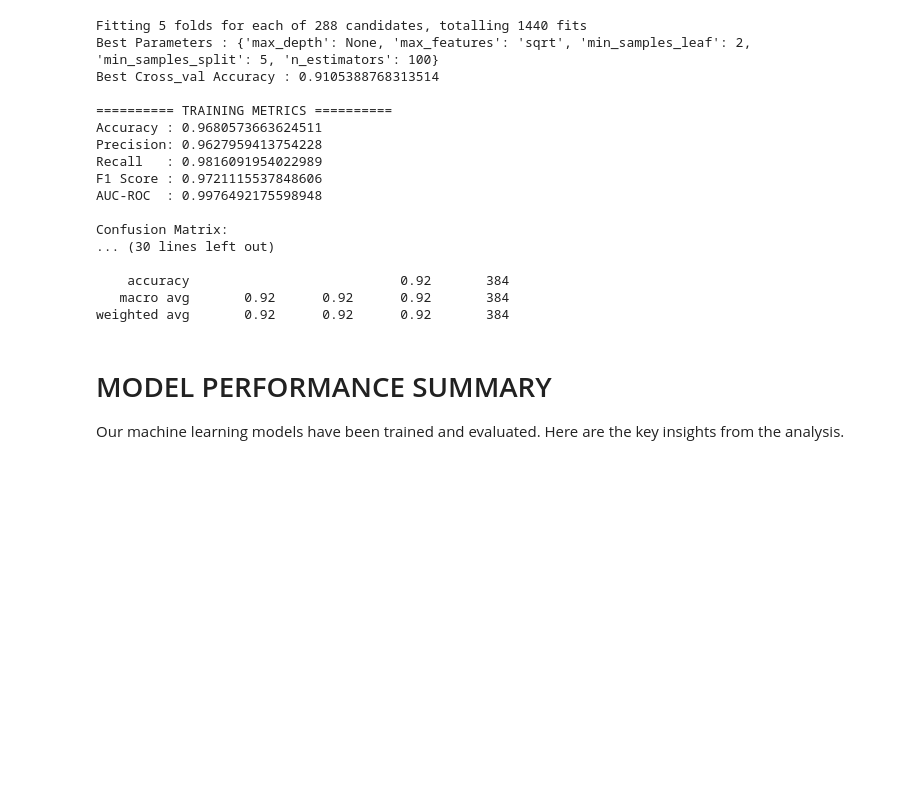
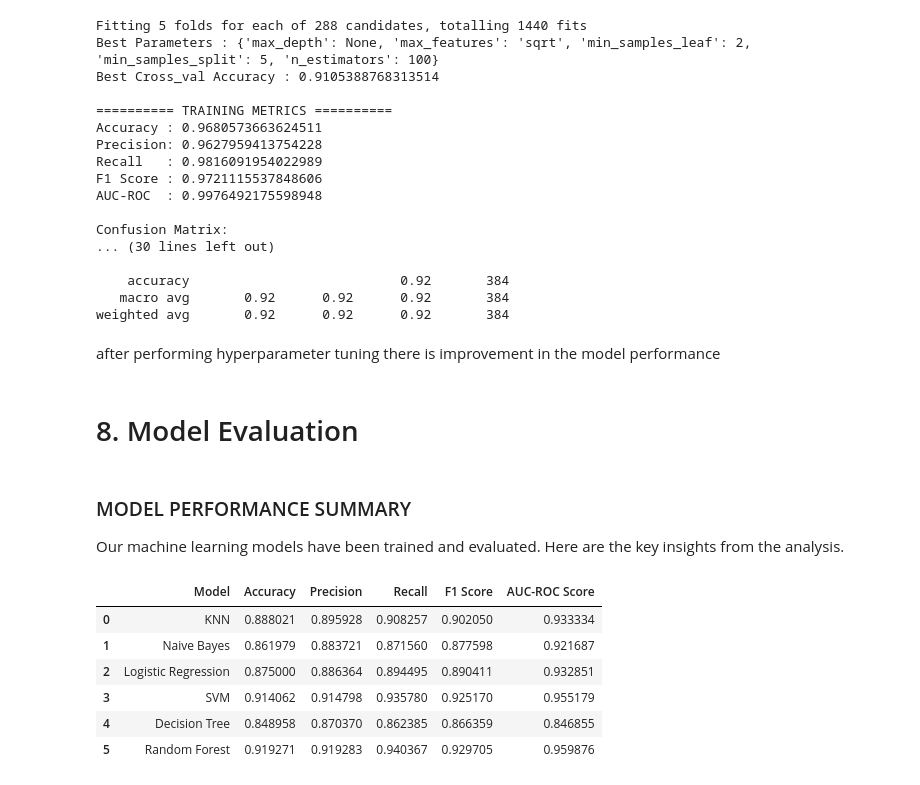
Before and after one commit to himanshu-shekhar2327/Heart-Failure-Prediction, a Jupyter notebook: notebooks/Heart.ipynb, the cells around one changed output. Saved outputs shown, nothing was run; the diff lists cells and outputs as text; code cells hidden in the pictures; blank space fills up the shorter version.

```diff
--- a/Heart.ipynb
+++ b/notebooks/Heart.ipynb
@@ -797,0 +1000,43 @@ y_test shape: (384,)
+# %%
+from sklearn.decomposition import PCA
+
+PX_train = X_train.copy()
+PX_test = X_test.copy()
+Py_train = y_train.copy()
+Py_test = y_test.copy()
+for i in range(1, 16):
+    pca = PCA(n_components=i)
+    X_train_trf = pca.fit_transform(PX_train)
+    X_test_trf = pca.transform(PX_test)
+
+    rf_clf = KNeighborsClassifier()
+
+    rf_clf.fit(X_train_trf, y_train)
+
+    print(f'===================== RESULTS FOR PRINCIPAL COMPONENTS : {i} =============\n')
+
+    # TRAIN METRICS
+    y_train_pred = rf_clf.predict(X_train_trf)
+    y_train_prob = rf_clf.predict_proba(X_train_trf)[:, 1]
+
+    print("\n========== TRAINING METRICS ==========\n")
+    print("Accuracy :", accuracy_score(y_train, y_train_pred))
+    print("Precision:", precision_score(y_train, y_train_pred))
+    print("Recall   :", recall_score(y_train, y_train_pred))
+    print("F1 Score :", f1_score(y_train, y_train_pred))
+    print("AUC-ROC  :", roc_auc_score(y_train, y_train_prob))
+    print("\nConfusion Matrix:\n", confusion_matrix(y_train, y_train_pred))
+    print("\nClassification Report:\n", classification_report(y_train, y_train_pred))
+
+    # TEST METRICS
+    y_test_pred = rf_clf.predict(X_test_trf)
+    y_test_prob = rf_clf.predict_proba(X_test_trf)[:, 1]
+
+    print("\n========== TESTING METRICS ==========\n")
+    print("Accuracy :", accuracy_score(y_test, y_test_pred))
+    print("Precision:", precision_score(y_test, y_test_pred))
+    print("Recall   :", recall_score(y_test, y_test_pred))
+    print("F1 Score :", f1_score(y_test, y_test_pred))
+    print("AUC-ROC  :", roc_auc_score(y_test, y_test_prob))
+    print("\nConfusion Matrix:\n", confusion_matrix(y_test, y_test_pred))
+    print("\nClassification Report:\n", classification_report(y_test, y_test_pred))
@@ -1468,8 +1751,21 @@ Confusion Matrix:
     accuracy                           0.92       384
    macro avg       0.92      0.92      0.92       384
 weighted avg       0.92      0.92      0.92       384
+# %% [markdown]
+after performing hyperparameter tuning there is improvement in the model performance
+# %% [markdown]
+# 8. Model Evaluation
 # %% [markdown]
-# MODEL PERFORMANCE SUMMARY
+### MODEL PERFORMANCE SUMMARY
 Our machine learning models have been trained and evaluated. Here are the key insights from the analysis.
 # %%
+result_df = pd.DataFrame(result)
 result_df
+# %% [output]
+|  | Model | Accuracy | Precision | Recall | F1 Score | AUC-ROC Score |
+| 0 | KNN | 0.888021 | 0.895928 | 0.908257 | 0.902050 | 0.933334 |
+| 1 | Naive Bayes | 0.861979 | 0.883721 | 0.871560 | 0.877598 | 0.921687 |
+| 2 | Logistic Regression | 0.875000 | 0.886364 | 0.894495 | 0.890411 | 0.932851 |
+| 3 | SVM | 0.914062 | 0.914798 | 0.935780 | 0.925170 | 0.955179 |
+| 4 | Decision Tree | 0.848958 | 0.870370 | 0.862385 | 0.866359 | 0.846855 |
+| 5 | Random Forest | 0.919271 | 0.919283 | 0.940367 | 0.929705 | 0.959876 |
```
Also changed, not shown: parts of 49 cells of this notebook, 9 other files.
